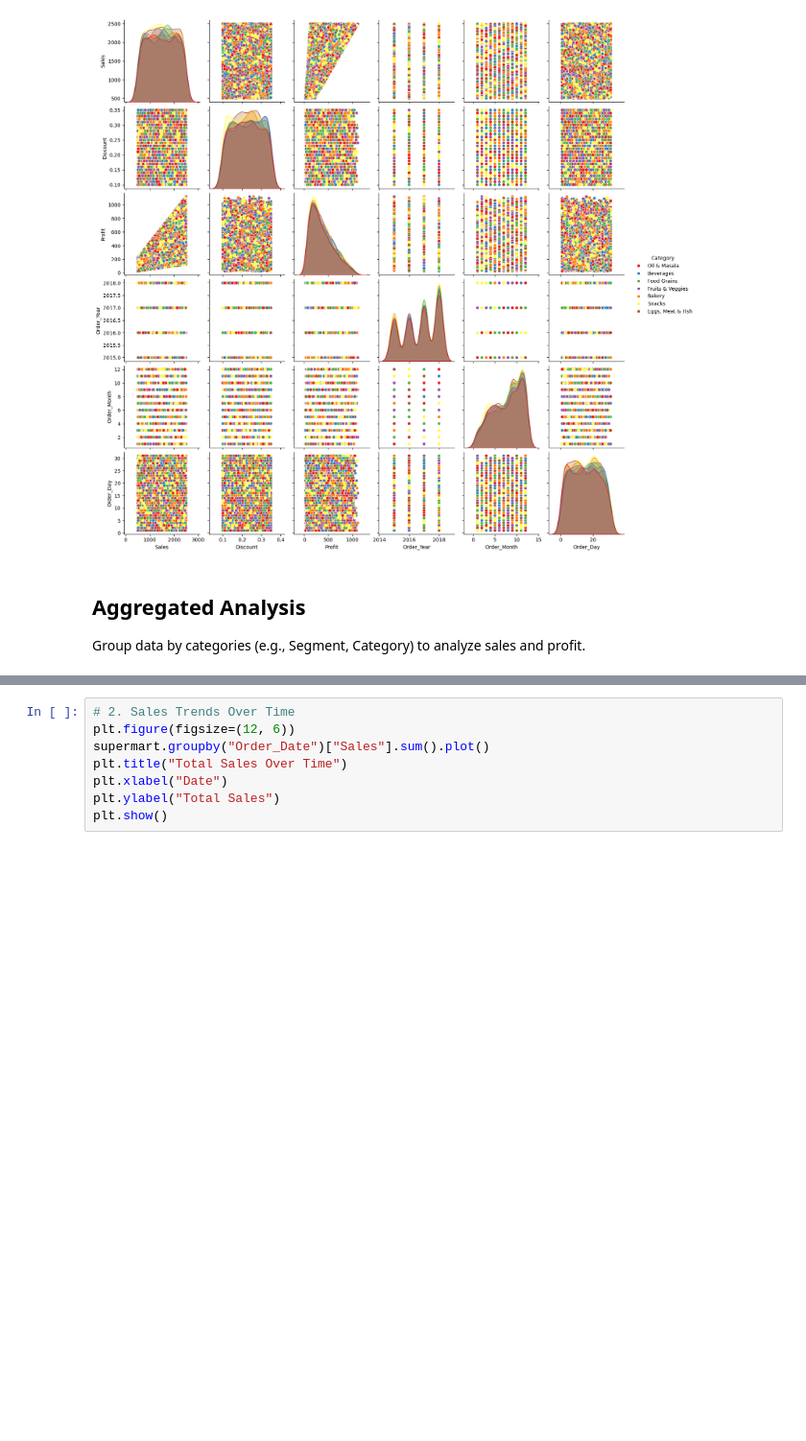
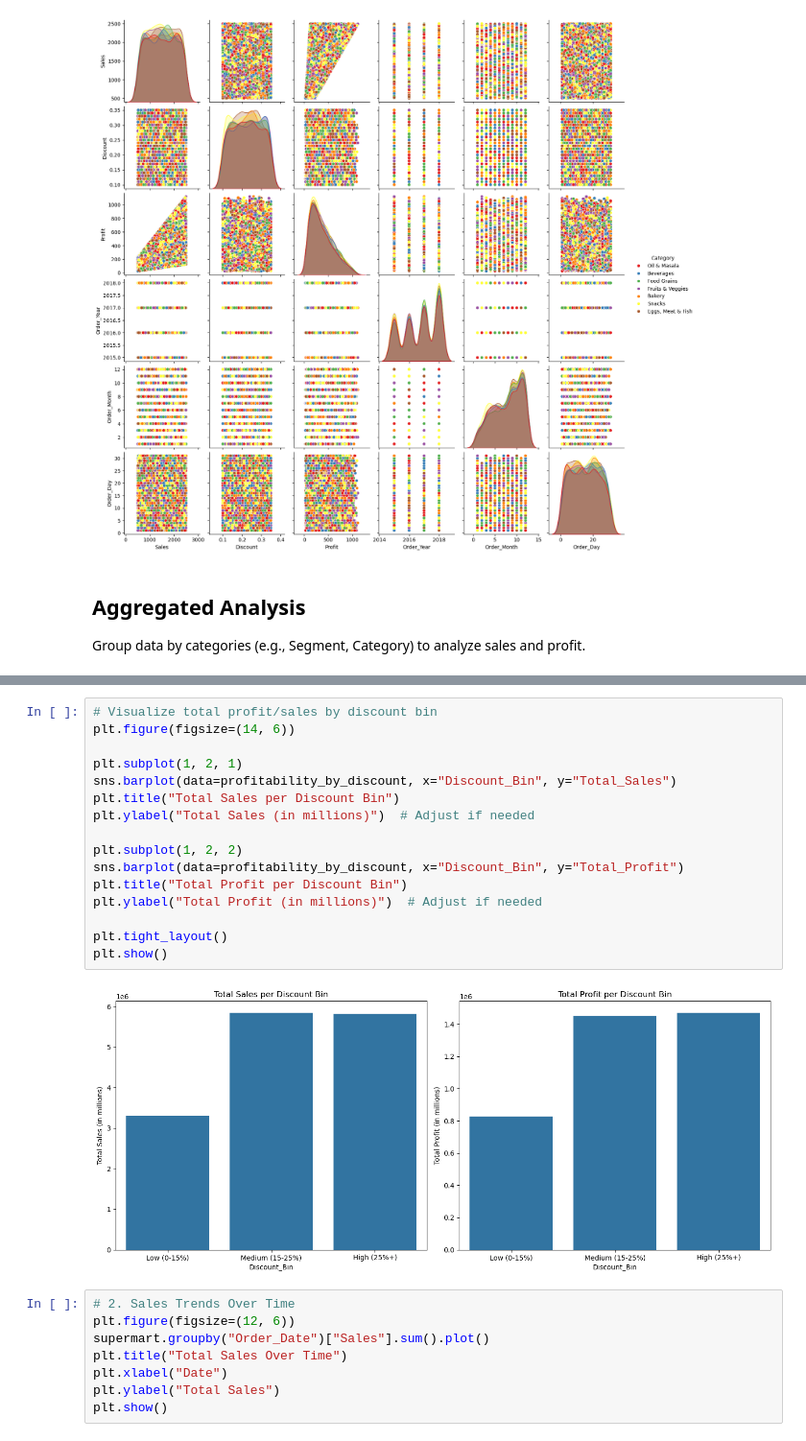
Before and after one commit to tamilprojects/Supermart-Grocery-Sales, a Jupyter notebook: Supermart_Sales_Analysis.ipynb, the cells around one changed output, grey strips where cells are left out. Shown at 96% size. Drawn from its saved outputs; the diff is of its cells as text; blank space fills up the shorter version.

```diff
--- a/Supermart_Sales_Analysis.ipynb
+++ b/Supermart_Sales_Analysis.ipynb
@@ -246,3 +327,21 @@ Group data by categories (e.g., Segment, Category) to analyze sales and profit.
+# %%
+# Visualize total profit/sales by discount bin
+plt.figure(figsize=(14, 6))
+
+plt.subplot(1, 2, 1)
+sns.barplot(data=profitability_by_discount, x="Discount_Bin", y="Total_Sales")
+plt.title("Total Sales per Discount Bin")
+plt.ylabel("Total Sales (in millions)")  # Adjust if needed
+
+plt.subplot(1, 2, 2)
+sns.barplot(data=profitability_by_discount, x="Discount_Bin", y="Total_Profit")
+plt.title("Total Profit per Discount Bin")
+plt.ylabel("Total Profit (in millions)")  # Adjust if needed
+
+plt.tight_layout()
+plt.show()
+# %% [output]
+[figure, added]
 # %%
 # 2. Sales Trends Over Time
 plt.figure(figsize=(12, 6))
```
Also changed, not shown: parts of 26 cells of this notebook, 2 other files.
